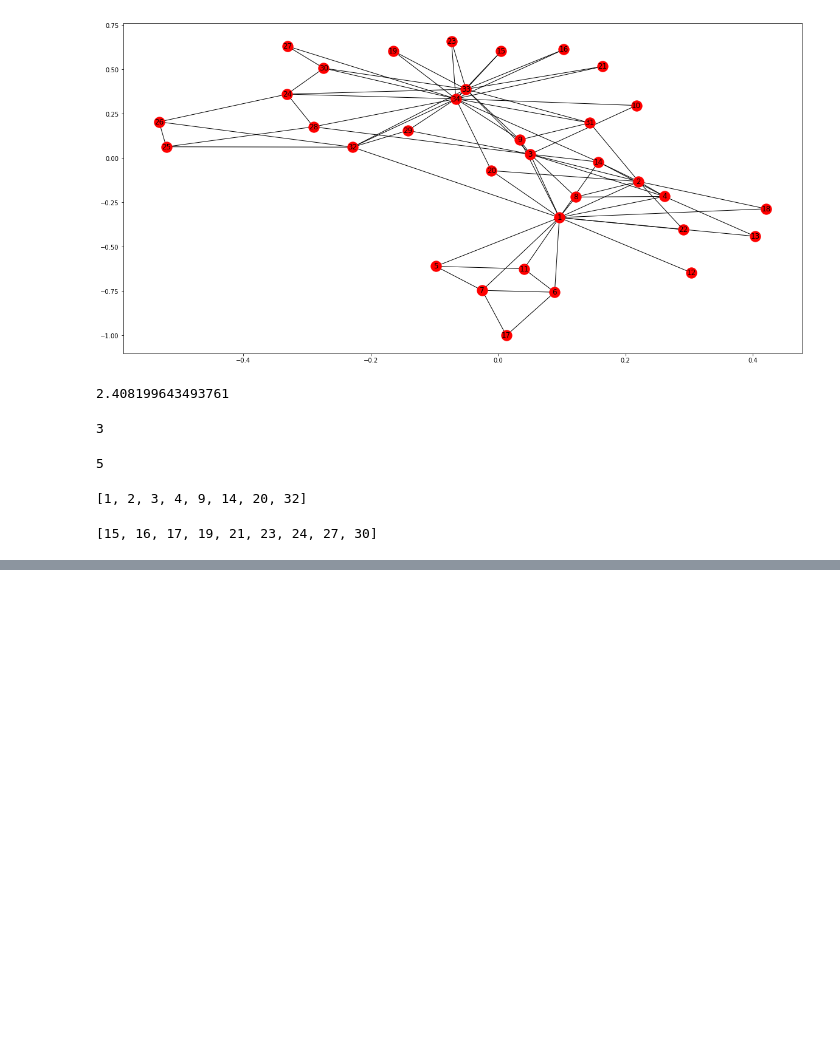
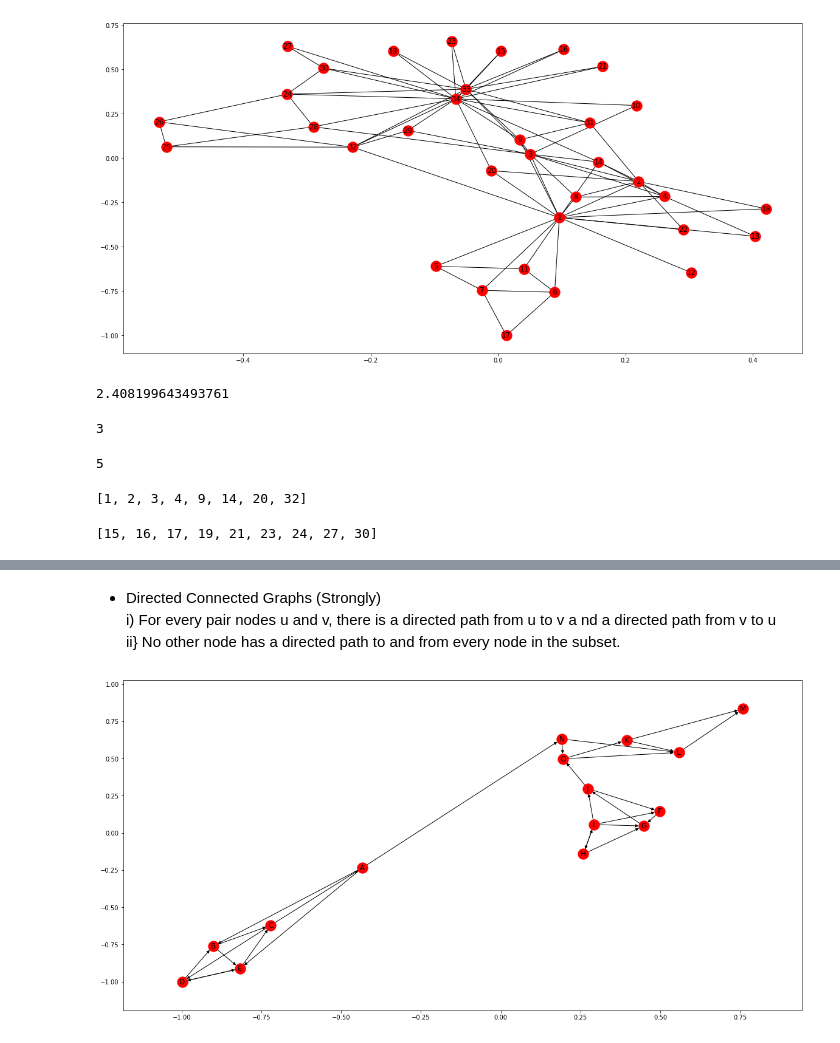
Before and after one commit to TamGS/Coursera_Course-5_Week-1-Notebook, a Jupyter notebook: Week 2 Notebook.ipynb, the cells around one changed output, grey strips where cells are left out. Cells and saved outputs as stored; diff of their text form; code cells hidden in the pictures; blank space fills up the shorter version.

```diff
--- a/Week 2 Notebook.ipynb
+++ b/Week 2 Notebook.ipynb
@@ -170,0 +203,13 @@ nx.periphery(G)
+# %% [markdown]
+- Directed Connected Graphs (Strongly) <br>
+  i) For every pair nodes u and v, there is a directed path from u to v a nd a directed path from v to u <br>
+  ii} No other node has a directed path to and from every node in the subset.
+# %%
+G = nx.DiGraph()
+G.add_edges_from([('A','B'), ('C', 'A'), ('A','E'), ('B','C'),('D','B'), ('B','E'), ('C','D'),('E','C'), ('D','E'), ('E','D')])
+G.add_edges_from([('F','G'),('I','F'),('J','F'),('H','G'),('I','G'),('G','J'),('I','H'),('I','J')])
+G.add_edges_from([('K','L'),('K','M'),('O','K'),('L','M'),('N','L'),('O','L'),('N','O')])
+G.add_edges_from([('H','I'),('A','N'),('J','O')])
+nx.draw_networkx(G)
+# %% [output]
+[figure, added]
```
Also changed, not shown: parts of 13 cells of this notebook.
